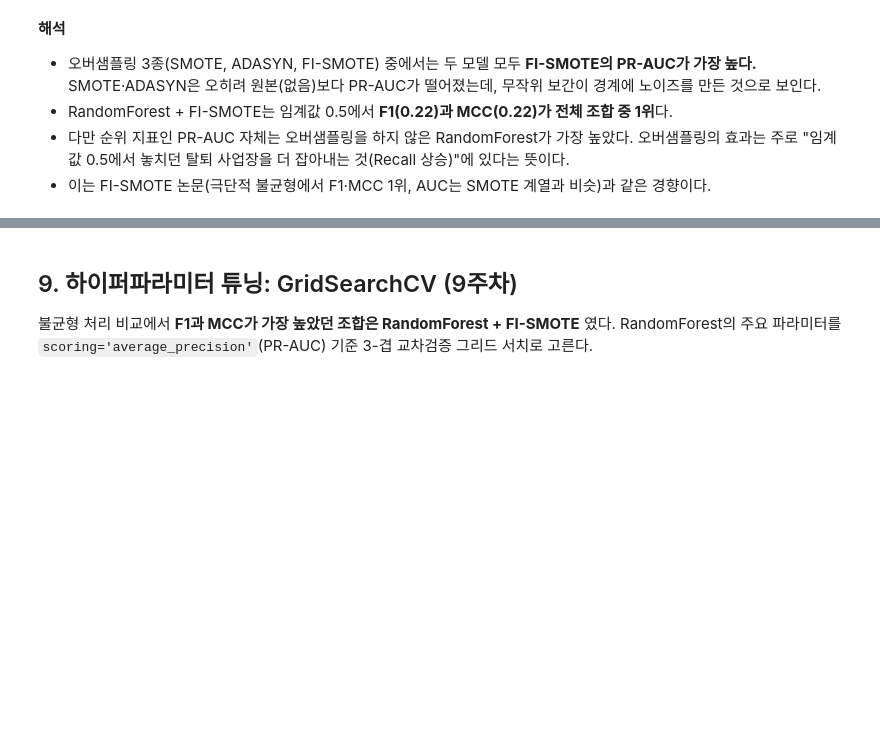
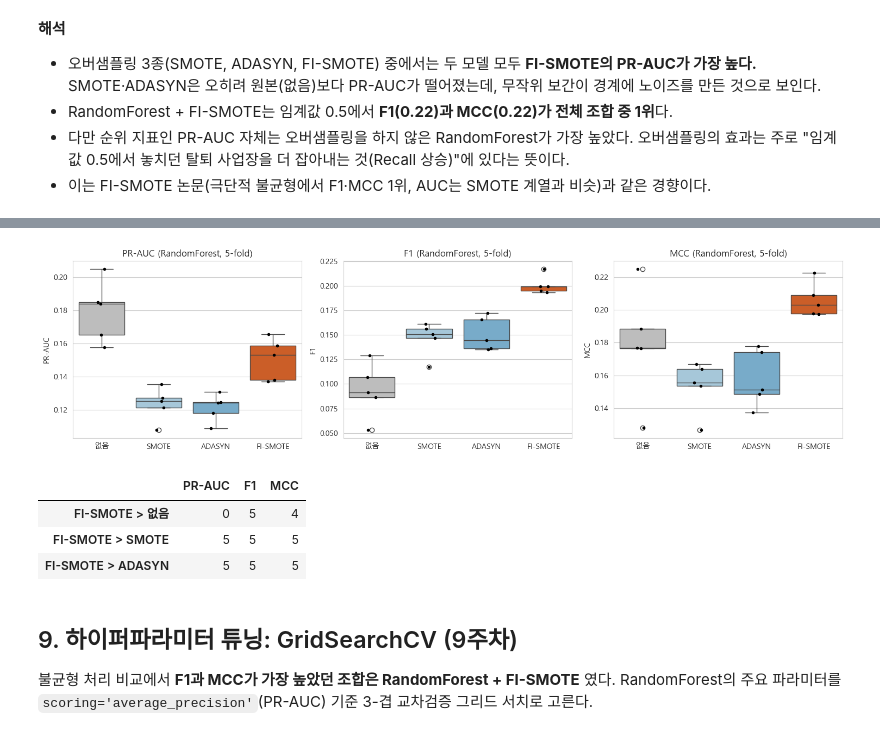
Before and after one commit to cholin3721/NPS-Workplace-Exit-Prediction, a Jupyter notebook: nps_exit_prediction.ipynb, the cells around one changed output, grey strips where cells are left out. Drawn from its saved outputs; the diff is of its cells as text; code cells hidden in the pictures; blank space fills up the shorter version.

```diff
--- a/nps_exit_prediction.ipynb
+++ b/nps_exit_prediction.ipynb
@@ -579,3 +624,30 @@ plt.show()
+# %%
+# fold별로 FI-SMOTE가 다른 방법보다 높았던 횟수 (5번 중)
+wins = {}
+for other in ['없음', 'SMOTE', 'ADASYN']:
+    a = rep[rep['불균형처리'] == 'FI-SMOTE'].set_index('fold')
+    b = rep[rep['불균형처리'] == other].set_index('fold')
+    wins[f'FI-SMOTE > {other}'] = {m: int((a[m] > b[m]).sum()) for m in ['PR-AUC', 'F1', 'MCC']}
+wins = pd.DataFrame(wins).T
+wins.to_csv('results/imbalance_cv5_wins.csv', encoding='utf-8-sig')
+
+fig, ax = plt.subplots(1, 3, figsize=(15, 4))
+order = ['없음', 'SMOTE', 'ADASYN', 'FI-SMOTE']
+for i, m in enumerate(['PR-AUC', 'F1', 'MCC']):
+    sns.boxplot(data=rep, x='불균형처리', y=m, order=order, ax=ax[i],
+                palette=['#bdbdbd', '#9ecae1', '#6baed6', '#e6550d'])
+    sns.stripplot(data=rep, x='불균형처리', y=m, order=order, ax=ax[i], color='black', size=4)
+    ax[i].set_title(f'{m} (RandomForest, 5-fold)')
+    ax[i].set_xlabel('')
+save('08b_imbalance_cv5')
+plt.show()
+wins
+# %% [output]
+[figure, added]
+|  | PR-AUC | F1 | MCC |
+| FI-SMOTE > 없음 | 0 | 5 | 4 |
+| FI-SMOTE > SMOTE | 5 | 5 | 5 |
+| FI-SMOTE > ADASYN | 5 | 5 | 5 |
 # %% [markdown]
 ## 9. 하이퍼파라미터 튜닝: GridSearchCV (9주차)
 불균형 처리 비교에서 **F1과 MCC가 가장 높았던 조합은 RandomForest + FI-SMOTE** 였다.
```
Also changed, not shown: parts of 18 cells of this notebook, 23 other files.
